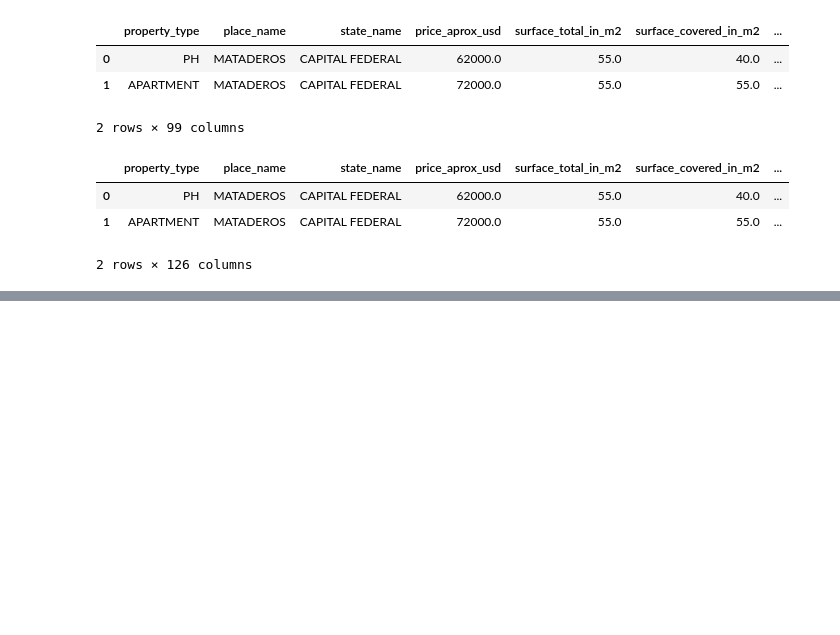
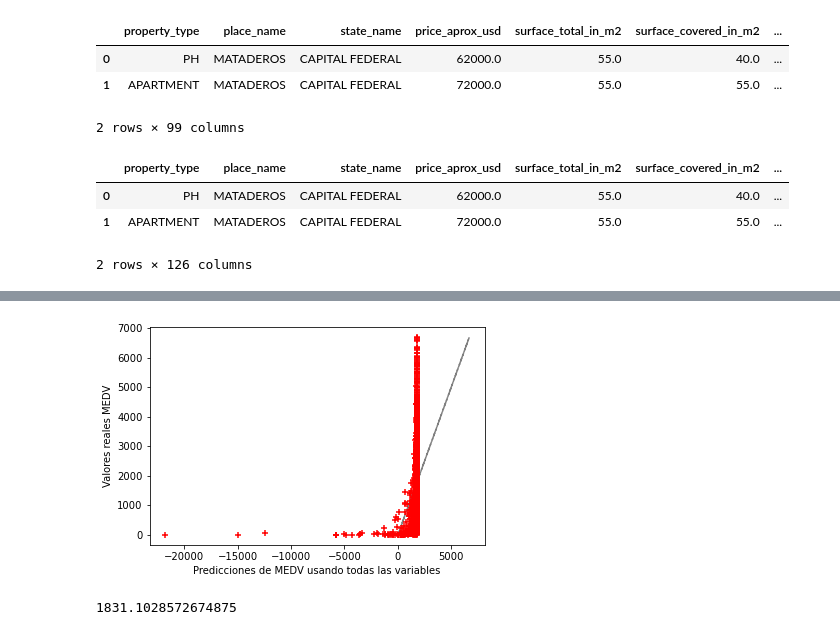
Before and after one commit to varelapablos/Desafio1-G3, a Jupyter notebook: Notebook - Desafio 2 - Alan.ipynb, the cells around one changed output, grey strips where cells are left out. Saved outputs shown, nothing was run; the diff lists cells and outputs as text; code cells hidden in the pictures; blank space fills up the shorter version.

```diff
--- a/Notebook - Desafio 2 - Alan.ipynb
+++ b/Notebook - Desafio 2 - Alan.ipynb
@@ -292,28 +291,30 @@ from sklearn.model_selection import cross_val_score
 from sklearn import linear_model
 # %%
 #Armamos una función para probar diferentes combinaciones de variables:
-def train_test(feature_cols):
+def train_test(feature_cols, lm=None):
     X = data[feature_cols]
     y = data.price_usd_per_m2
 
     X_train, X_test, y_train, y_test = train_test_split(X, y, random_state=10)
-    lm = LinearRegression()
-    lm.fit(X_train, y_train)
-    y_pred_test = lm.predict(X_test)
-    y_pred_train = lm.predict(X_train)
+    lm = lm or LinearRegression()
+    model = lm.fit(X_train, y_train)
+    y_pred_test = model.predict(X_test)
+    y_pred_train = model.predict(X_train)
 
-    mae = mean_absolute_error(y_test, y_pred_test)
-    mse = mean_squared_error(y_test, y_pred_test)
+    mae = mean_absolute_error(y_pred_test, y_test)
+    mse = mean_squared_error(y_pred_test, y_test)
     rmse = np.sqrt(mse)
-    r2 = r2_score(y_test, y_pred_test)
-    cross_ = cross_val_score(estimator=LinearRegression(), X=X_train, y=y_train, cv=3)
+    r2 = r2_score(y_pred_test, y_test)
+
     print('La media del error absoluto es', mae.round(2))
     print('La raíz del error cuadrático medio', rmse.round(2))
 
     print('El R2 de entrenamiento del modelo es', r2_score(y_train, y_pred_train).round(2))
-    print('El R2 de testeo del modelo es', r2_score(y_test, y_pred_test).round(2))
-    print('La validación cruzada:', cross_, 'y su promedio:', cross_.mean().round(2))
+    print('El R2 de testeo del modelo es', r2_score(y_test, y_pred_test).round(6))
+
     return
+
+# ==> AGREGAR A ESTA FUNCIÓN PARA QUE IMPRIMA lm.alpha_ PARA LOS CASOS DE REGULARIZACION
 # %%
 #Modelo con 1 variable numerica:
 feature_cols1 = ['surface_total_in_m2']
@@ -778,0 +833,13 @@ Modelo 12
+# %%
+# Graficamos el modelo 1:
+plt.plot(z,z, '-.',c='grey')
+plt.scatter(predictions1, y, s=30, c='r', marker='+', zorder=10)
+plt.xlabel("Predicciones de MEDV usando todas las variables")
+plt.ylabel("Valores reales MEDV")
+plt.show()
+
+modelo1.coef_
+modelo1.intercept_
+# %% [output]
+[figure, added]
+1831.1028572674875
```
Also changed, not shown: parts of 44 cells of this notebook.
